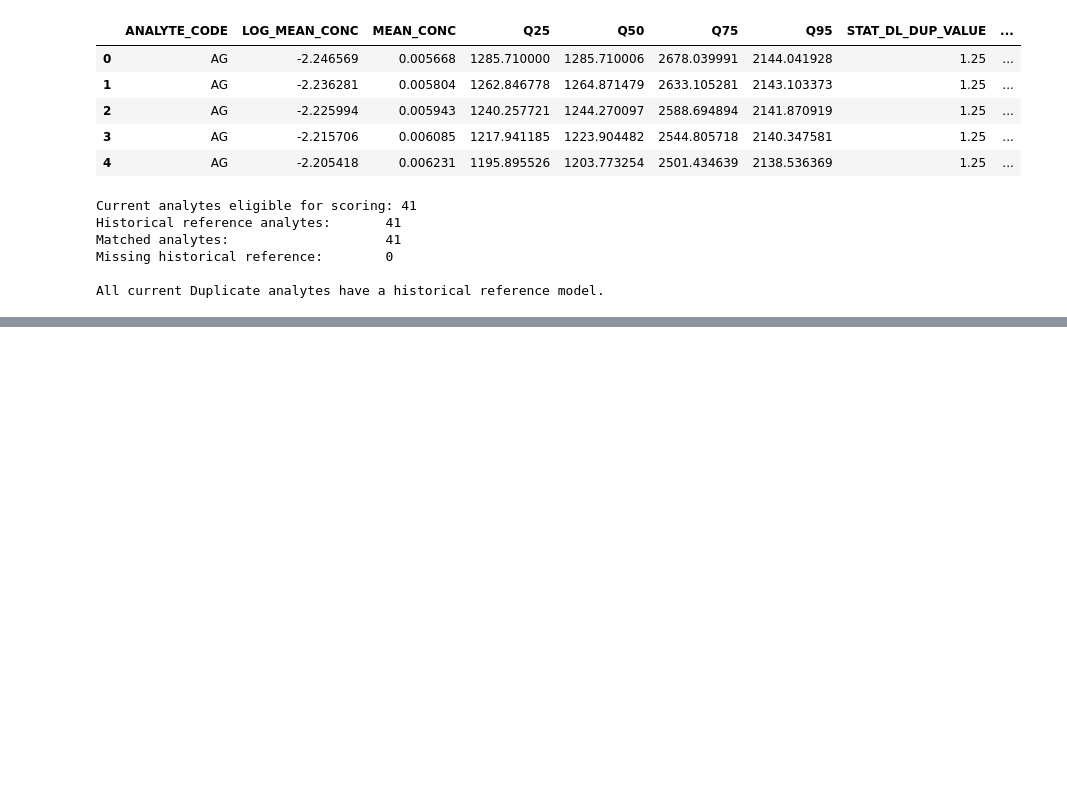
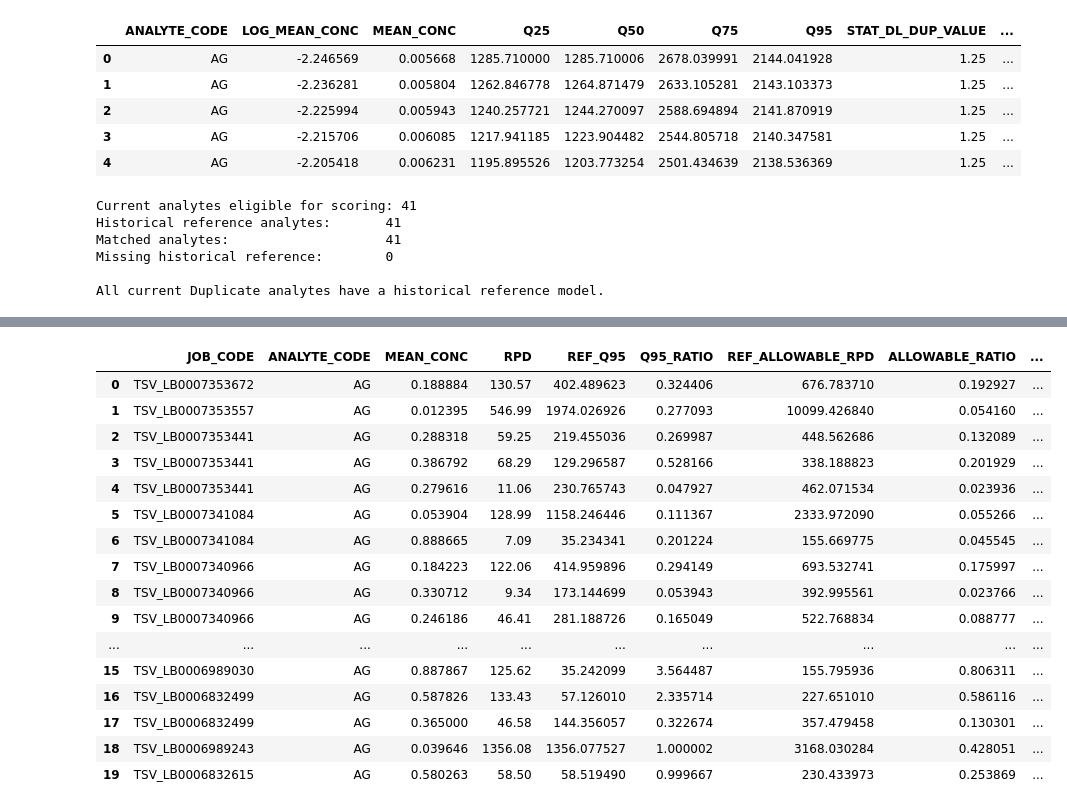
Before and after one commit to Jettiz/QUT-Capstone-Team-32-Datamine-QC-Quality-Control, a Jupyter notebook: notebooks/DUP__current_batch_load.ipynb, the cells around one changed output, grey strips where cells are left out. Cells and saved outputs as stored; diff of their text form; code cells hidden in the pictures; blank space fills up the shorter version.

```diff
--- a/notebooks/DUP__current_batch_load.ipynb
+++ b/notebooks/DUP__current_batch_load.ipynb
@@ -514,0 +818,90 @@ Outside historical concentration range: 7
+# %%
+# =============================================================================
+# Calculate anomaly severity measures
+# =============================================================================
+
+# -----------------------------------------------------------------------------
+# Historical severity
+#
+# Ratio of observed RPD to historical Q95.
+# Only meaningful where the observation lies within the historical
+# concentration range represented by the reference model.
+# -----------------------------------------------------------------------------
+
+current_dup_scored_df["Q95_RATIO"] = np.where(
+    current_dup_scored_df["WITHIN_REFERENCE_RANGE"]
+    & (current_dup_scored_df["REF_Q95"] > 0),
+    current_dup_scored_df["RPD"]
+    / current_dup_scored_df["REF_Q95"],
+    np.nan
+)
+
+# -----------------------------------------------------------------------------
+# Limiting Repeatability severity
+#
+# Ratio of observed RPD to Datamine's allowable RPD threshold.
+# A value > 1 indicates that the threshold has been exceeded.
+# -----------------------------------------------------------------------------
+
+current_dup_scored_df["ALLOWABLE_RATIO"] = np.where(
+    current_dup_scored_df["REF_ALLOWABLE_RPD"] > 0,
+    current_dup_scored_df["RPD"]
+    / current_dup_scored_df["REF_ALLOWABLE_RPD"],
+    np.nan
+)
+
+# -----------------------------------------------------------------------------
+# Classification priority
+#
+# Provides an interpretable ordering of anomaly classes without introducing
+# arbitrary weighting between the historical and operational thresholds.
+# -----------------------------------------------------------------------------
+
+class_priority = {
+    "NORMAL": 0,
+    "HISTORICAL_HIGH": 1,
+    "LIMIT_EXCEEDED": 2,
+    "BOTH_EXCEEDED": 3
+}
+
+current_dup_scored_df["CLASS_PRIORITY"] = (
+    current_dup_scored_df["ANOMALY_CLASS"]
+    .map(class_priority)
+)
+
+# -----------------------------------------------------------------------------
+# Confirm severity measures
+# -----------------------------------------------------------------------------
+
+current_dup_scored_df[
+    [
+        "JOB_CODE",
+        "ANALYTE_CODE",
+        "MEAN_CONC",
+        "RPD",
+        "REF_Q95",
+        "Q95_RATIO",
+        "REF_ALLOWABLE_RPD",
+        "ALLOWABLE_RATIO",
+        "ANOMALY_CLASS",
+        "CLASS_PRIORITY"
+    ]
+].head(20)
+# %% [output]
+|  | JOB_CODE | ANALYTE_CODE | MEAN_CONC | RPD | REF_Q95 | Q95_RATIO | REF_ALLOWABLE_RPD | ALLOWABLE_RATIO | ... |
+| 0 | TSV_LB0007353672 | AG | 0.188884 | 130.57 | 402.489623 | 0.324406 | 676.783710 | 0.192927 | ... |
+| 1 | TSV_LB0007353557 | AG | 0.012395 | 546.99 | 1974.026926 | 0.277093 | 10099.426840 | 0.054160 | ... |
+| 2 | TSV_LB0007353441 | AG | 0.288318 | 59.25 | 219.455036 | 0.269987 | 448.562686 | 0.132089 | ... |
+| 3 | TSV_LB0007353441 | AG | 0.386792 | 68.29 | 129.296587 | 0.528166 | 338.188823 | 0.201929 | ... |
+| 4 | TSV_LB0007353441 | AG | 0.279616 | 11.06 | 230.765743 | 0.047927 | 462.071534 | 0.023936 | ... |
+| 5 | TSV_LB0007341084 | AG | 0.053904 | 128.99 | 1158.246446 | 0.111367 | 2333.972090 | 0.055266 | ... |
+| 6 | TSV_LB0007341084 | AG | 0.888665 | 7.09 | 35.234341 | 0.201224 | 155.669775 | 0.045545 | ... |
+| 7 | TSV_LB0007340966 | AG | 0.184223 | 122.06 | 414.959896 | 0.294149 | 693.532741 | 0.175997 | ... |
+| 8 | TSV_LB0007340966 | AG | 0.330712 | 9.34 | 173.144699 | 0.053943 | 392.995561 | 0.023766 | ... |
+| 9 | TSV_LB0007340966 | AG | 0.246186 | 46.41 | 281.188726 | 0.165049 | 522.768834 | 0.088777 | ... |
+| ... | ... | ... | ... | ... | ... | ... | ... | ... | ... |
+| 15 | TSV_LB0006989030 | AG | 0.887867 | 125.62 | 35.242099 | 3.564487 | 155.795936 | 0.806311 | ... |
+| 16 | TSV_LB0006832499 | AG | 0.587826 | 133.43 | 57.126010 | 2.335714 | 227.651010 | 0.586116 | ... |
+| 17 | TSV_LB0006832499 | AG | 0.365000 | 46.58 | 144.356057 | 0.322674 | 357.479458 | 0.130301 | ... |
+| 18 | TSV_LB0006989243 | AG | 0.039646 | 1356.08 | 1356.077527 | 1.000002 | 3168.030284 | 0.428051 | ... |
+| 19 | TSV_LB0006832615 | AG | 0.580263 | 58.50 | 58.519490 | 0.999667 | 230.433973 | 0.253869 | ... |
```
Also changed, not shown: parts of 10 cells of this notebook.
